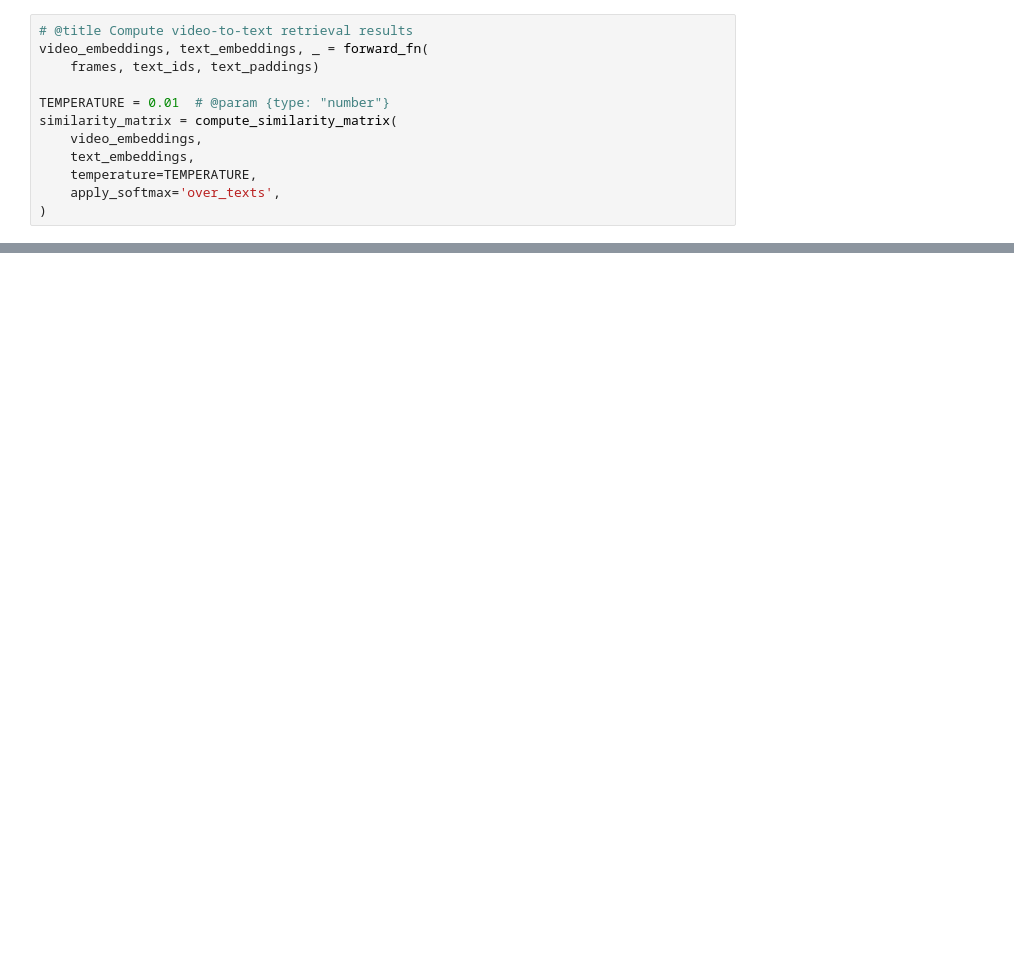
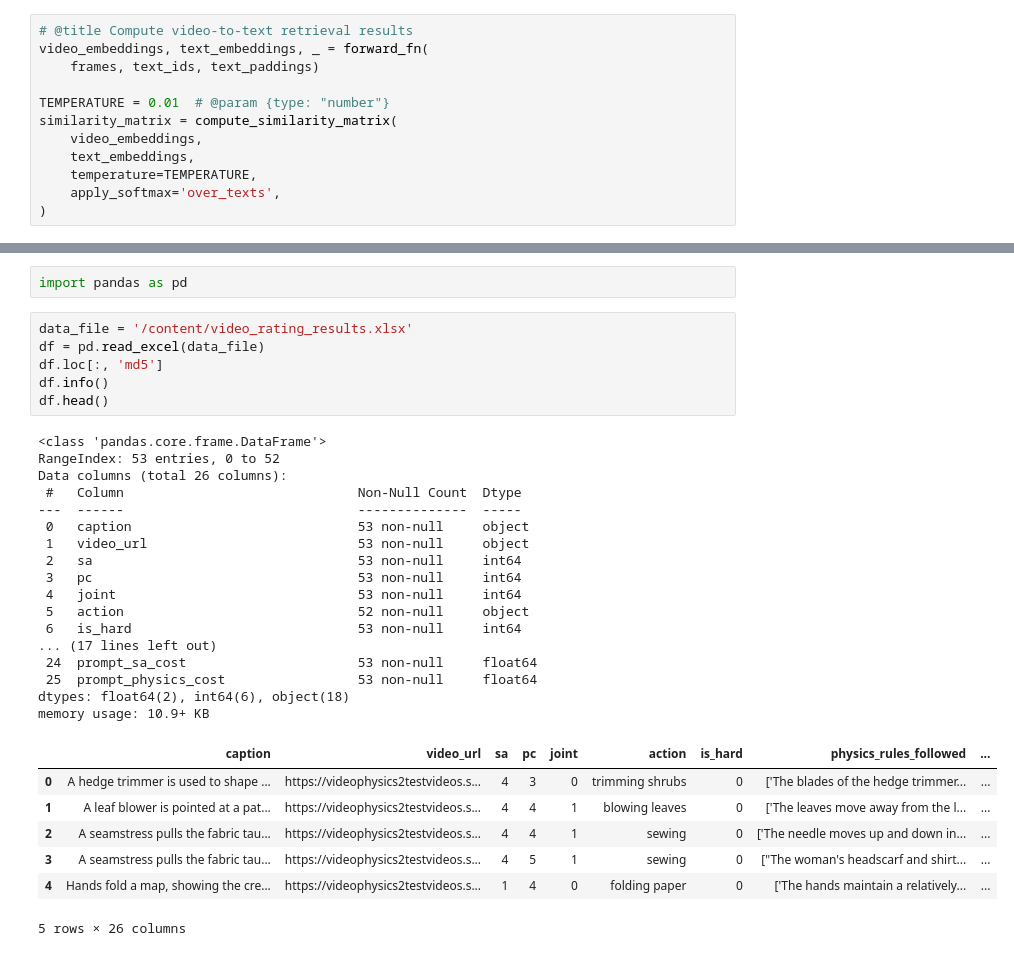
Before and after one commit to mikeluck/Deep-Flow-Guided-Video-Inpainting, a Jupyter notebook: videoprism/colabs/videoprism_video_text_demo.ipynb, the cells around one changed output, grey strips where cells are left out. Cells and saved outputs as stored; diff of their text form; blank space fills up the shorter version.

```diff
--- a/videoprism/colabs/videoprism_video_text_demo.ipynb
+++ b/videoprism/colabs/videoprism_video_text_demo.ipynb
@@ -213,0 +229,33 @@ print(f'\nThis is {text_queries[top_indices[0]]}')
+# %%
+import pandas as pd
+# %%
+data_file = '/content/video_rating_results.xlsx'
+df = pd.read_excel(data_file)
+df.loc[:, 'md5']
+df.info()
+df.head()
+# %% [output]
+<class 'pandas.core.frame.DataFrame'>
+RangeIndex: 53 entries, 0 to 52
+Data columns (total 26 columns):
+ #   Column                              Non-Null Count  Dtype
+---  ------                              --------------  -----
+ 0   caption                             53 non-null     object
+ 1   video_url                           53 non-null     object
+ 2   sa                                  53 non-null     int64
+ 3   pc                                  53 non-null     int64
+ 4   joint                               53 non-null     int64
+ 5   action                              52 non-null     object
+ 6   is_hard                             53 non-null     int64
+... (17 lines left out)
+ 24  prompt_sa_cost                      53 non-null     float64
+ 25  prompt_physics_cost                 53 non-null     float64
+dtypes: float64(2), int64(6), object(18)
+memory usage: 10.9+ KB
+|  | caption | video_url | sa | pc | joint | action | is_hard | physics_rules_followed | ... |
+| 0 | A hedge trimmer is used to shape ... | https://videophysics2testvideos.s... | 4 | 3 | 0 | trimming shrubs | 0 | ['The blades of the hedge trimmer... | ... |
+| 1 | A leaf blower is pointed at a pat... | https://videophysics2testvideos.s... | 4 | 4 | 1 | blowing leaves | 0 | ['The leaves move away from the l... | ... |
+| 2 | A seamstress pulls the fabric tau... | https://videophysics2testvideos.s... | 4 | 4 | 1 | sewing | 0 | ['The needle moves up and down in... | ... |
+| 3 | A seamstress pulls the fabric tau... | https://videophysics2testvideos.s... | 4 | 5 | 1 | sewing | 0 | ["The woman's headscarf and shirt... | ... |
+| 4 | Hands fold a map, showing the cre... | https://videophysics2testvideos.s... | 1 | 4 | 0 | folding paper | 0 | ['The hands maintain a relatively... | ... |
+5 rows × 26 columns
```
Also changed, not shown: parts of 4 cells of this notebook.
